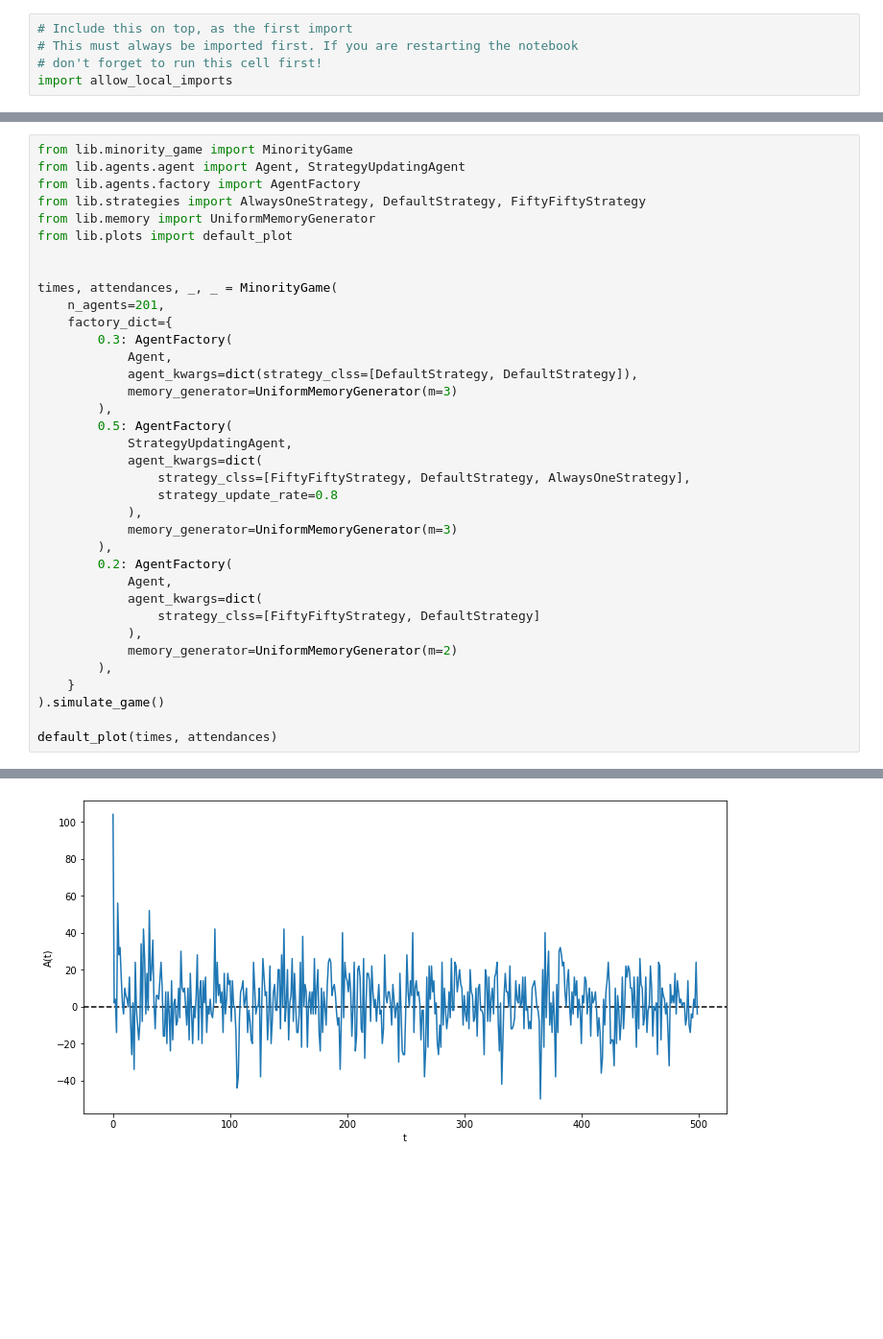
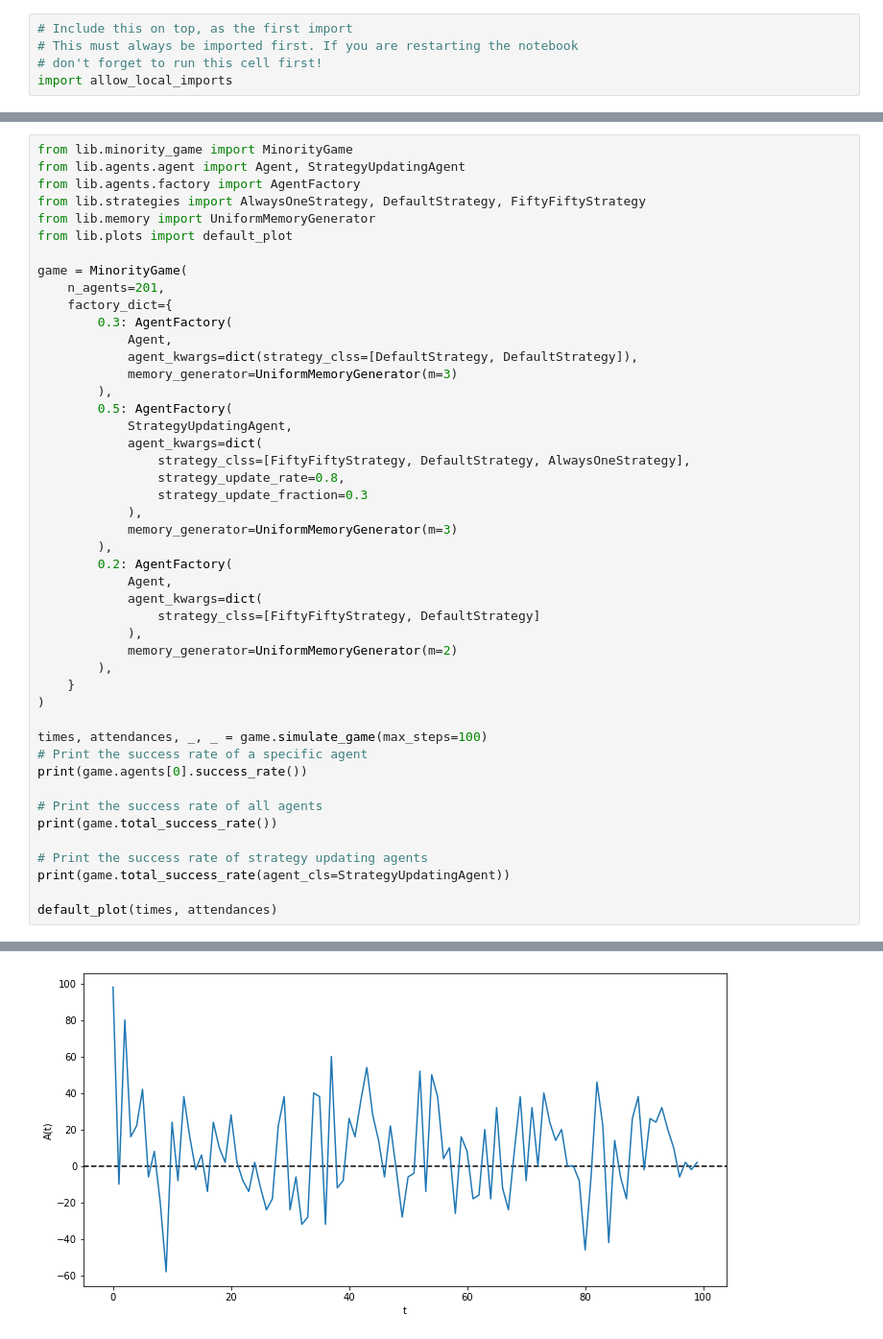
Before and after one commit to dvdblk/abm-project, a Jupyter notebook: notebooks/example.ipynb, the cells around one changed output, grey strips where cells are left out. Shown at 96% size. Drawn from its saved outputs; the diff is of its cells as text; blank space fills up the shorter version.

Commit message:
Add agent success rate

```diff
--- a/notebooks/example.ipynb
+++ b/notebooks/example.ipynb
@@ -21,8 +21,7 @@ from lib.strategies import AlwaysOneStrategy, DefaultStrategy, FiftyFiftyStrateg
 from lib.memory import UniformMemoryGenerator
 from lib.plots import default_plot
 
-
-times, attendances, _, _ = MinorityGame(
+game = MinorityGame(
     n_agents=201,
     factory_dict={
         0.3: AgentFactory(
@@ -34,7 +33,8 @@ times, attendances, _, _ = MinorityGame(
             StrategyUpdatingAgent,
             agent_kwargs=dict(
                 strategy_clss=[FiftyFiftyStrategy, DefaultStrategy, AlwaysOneStrategy],
-                strategy_update_rate=0.8
+                strategy_update_rate=0.8,
+                strategy_update_fraction=0.3
             ),
             memory_generator=UniformMemoryGenerator(m=3)
         ),
@@ -46,7 +46,17 @@ times, attendances, _, _ = MinorityGame(
             memory_generator=UniformMemoryGenerator(m=2)
         ),
     }
-).simulate_game()
+)
+
+times, attendances, _, _ = game.simulate_game(max_steps=100)
+# Print the success rate of a specific agent
+print(game.agents[0].success_rate())
+
+# Print the success rate of all agents
+print(game.total_success_rate())
+
+# Print the success rate of strategy updating agents
+print(game.total_success_rate(agent_cls=StrategyUpdatingAgent))
 
 default_plot(times, attendances)
 # %% [output]
@@ -53 +66 @@ default_plot(times, attendances)
-[figure, old version]
+[figure, new version]
```
Also changed, not shown: parts of 2 cells of this notebook, 2 other files.
